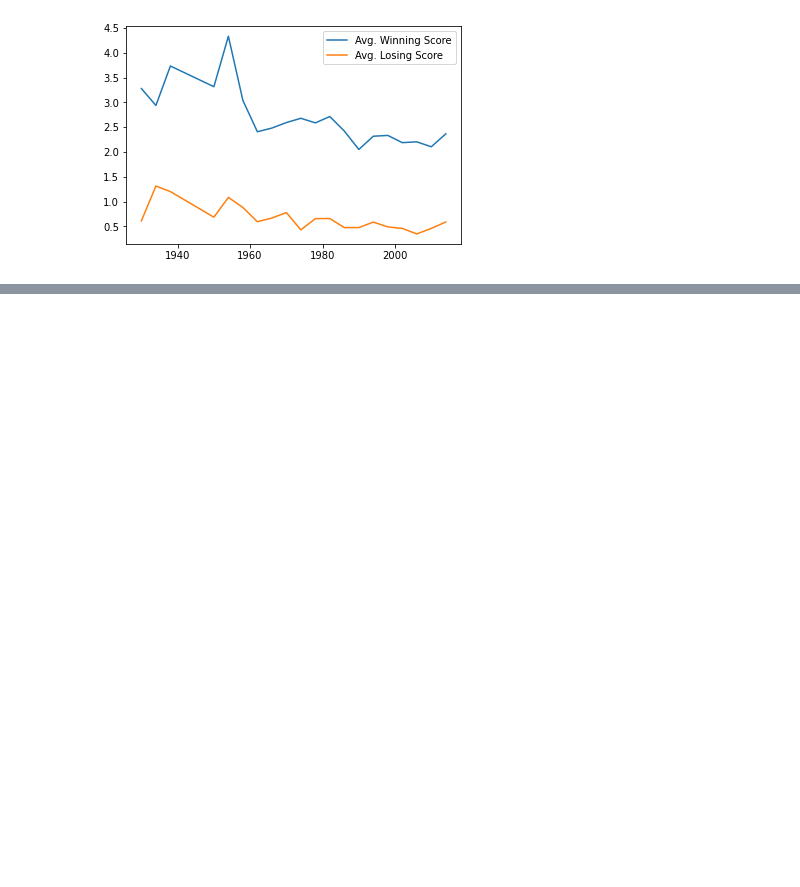
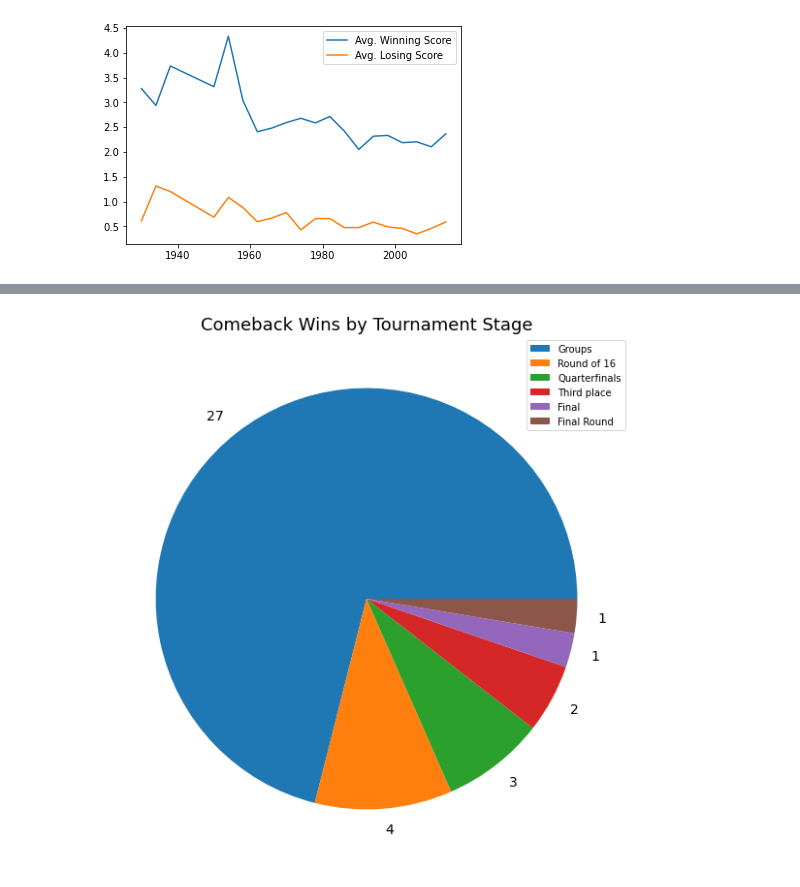
Before and after one commit to ian-zukowski/World_Cup_Analysis, a Jupyter notebook: World Cup Analysis.ipynb, the cells around one changed output, grey strips where cells are left out. Drawn from its saved outputs; the diff is of its cells as text; code cells hidden in the pictures; blank space fills up the shorter version.

```diff
--- a/World Cup Analysis.ipynb
+++ b/World Cup Analysis.ipynb
@@ -348,0 +403,18 @@ fig.show()
+# %%
+comeback_stages = comeback_wins.groupby('stage')['matchID'].count().sort_values(ascending=False)
+# %%
+fig,ax = plt.subplots(figsize=(10,10))
+
+labels = comeback_stages.index
+
+
+ax.set_title('Comeback Wins by Tournament Stage', fontsize=18)
+ax.pie(comeback_stages, labels=comeback_stages,
+      textprops={'fontsize': 14})
+ax.legend(labels)
+
+plt.savefig(f'{comeback_url}/Comeback_Wins_by_Stage')
+
+fig.show()
+# %% [output]
+[figure, added]
```
Also changed, not shown: parts of 21 cells of this notebook, 6 other files.
